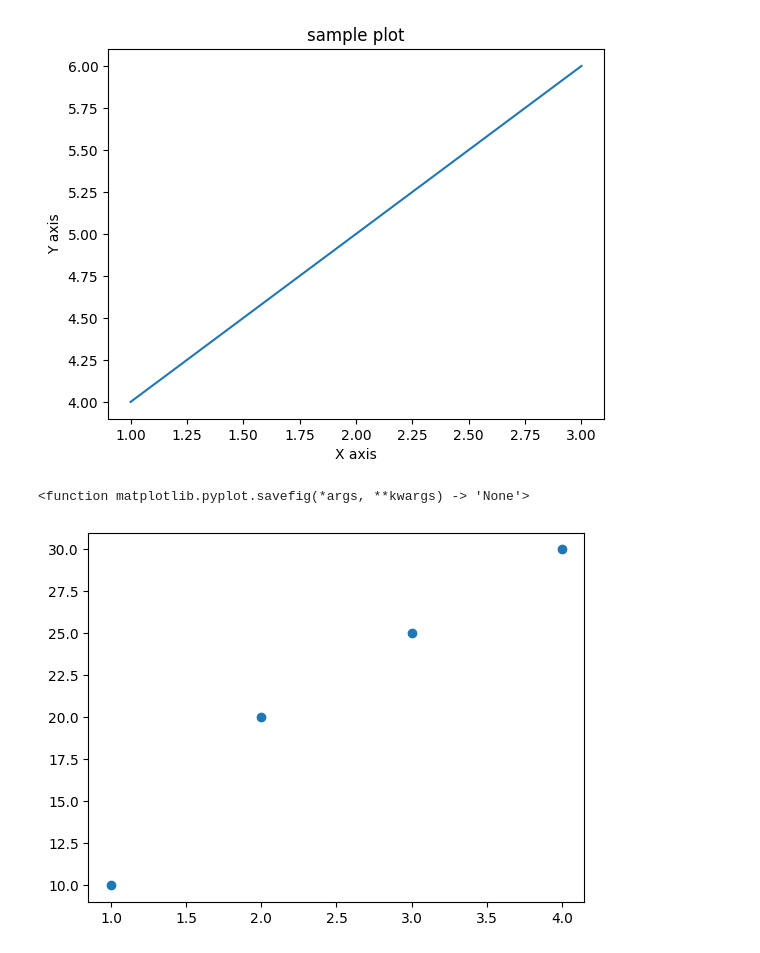
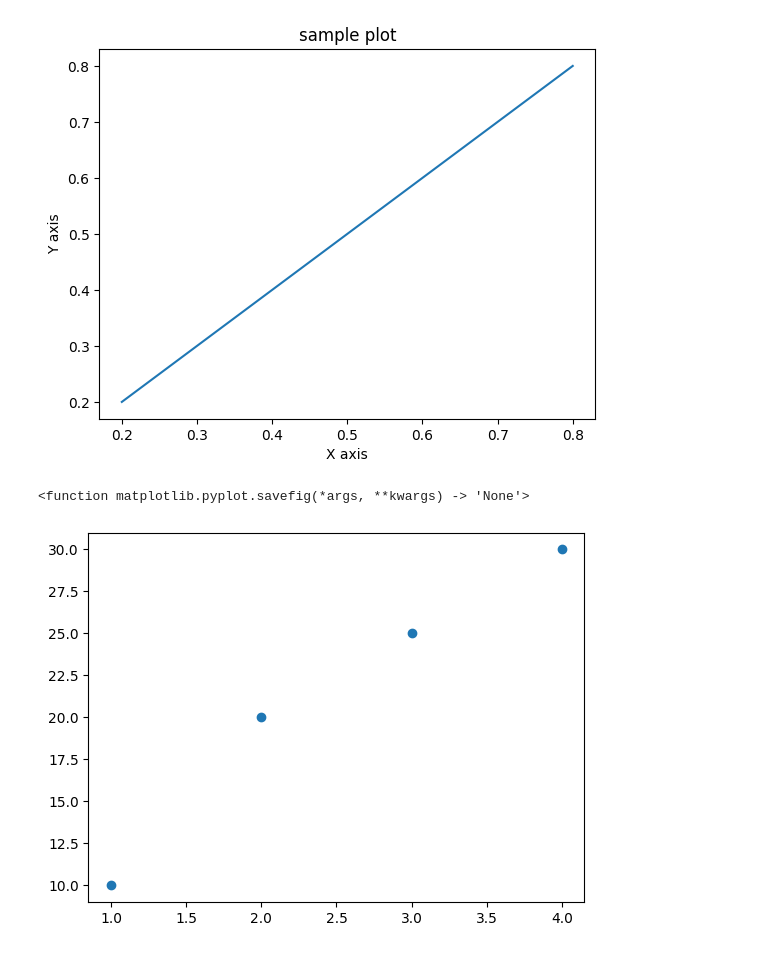
Before and after one commit to MasoomaRizvi23/data-analysis-with-numpy-pandas, a Jupyter notebook: matplot_graphing.ipynb, the cells around one changed output. Drawn from its saved outputs; the diff is of its cells as text; code cells hidden in the pictures.

```diff
--- a/matplot_graphing.ipynb
+++ b/matplot_graphing.ipynb
@@ -1,13 +1,13 @@
 # %%
 plt.figure()
-plt.plot([1,2,3],[4,5,6])
+plt.plot([0.2, 0.8], [0.2, 0.8])
 plt.title("sample plot")
 plt.xlabel("X axis")
 plt.ylabel("Y axis")
 plt.show()
 plt.savefig
 # %% [output]
-[figure, old version]
+[figure, new version]
 <function matplotlib.pyplot.savefig(*args, **kwargs) -> 'None'>
 # %%
 x = np.array([1,2,3,4])
```
